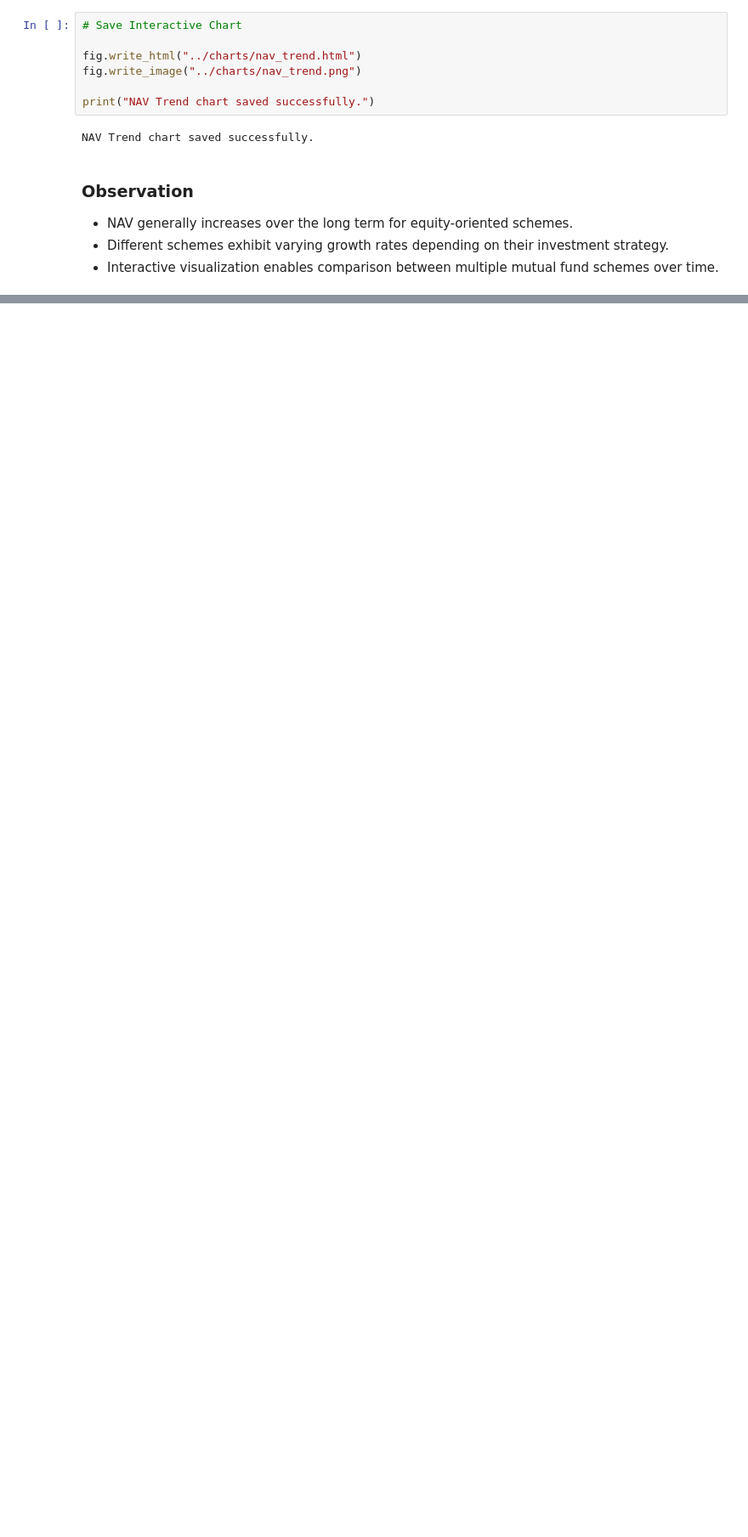
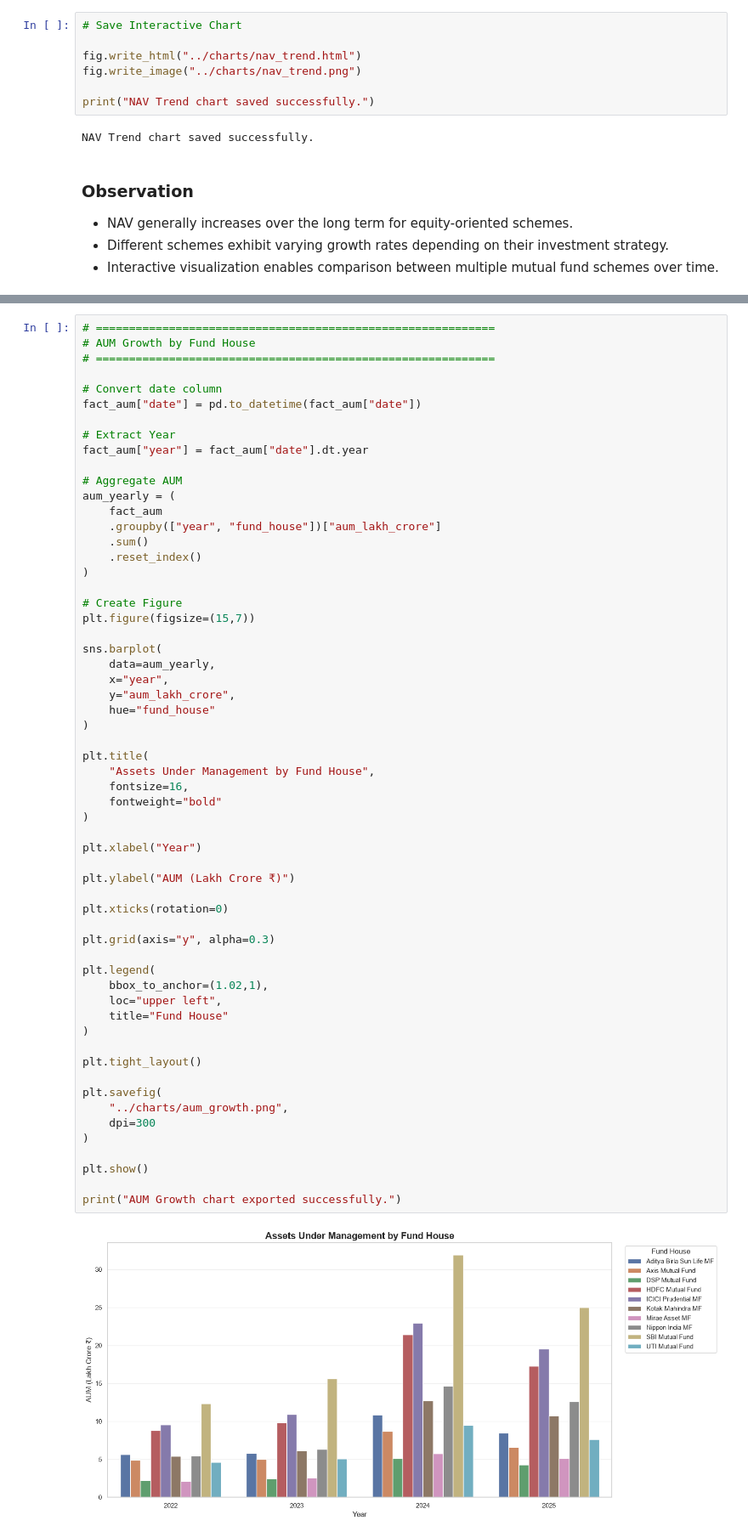
Before and after one commit to KhushalVardhanNeeli/MutualFundAnalytics, a Jupyter notebook: notebooks/EDA_Analysis.ipynb, the cells around one changed output, grey strips where cells are left out. Shown at 85% size. Cells and saved outputs as stored; diff of their text form; blank space fills up the shorter version.

Commit message:
Day 3: Complete EDA analysis and visualizations

```diff
--- a/notebooks/EDA_Analysis.ipynb
+++ b/notebooks/EDA_Analysis.ipynb
@@ -218,0 +223,61 @@ NAV Trend chart saved successfully.
+# %%
+# ============================================================
+# AUM Growth by Fund House
+# ============================================================
+
+# Convert date column
+fact_aum["date"] = pd.to_datetime(fact_aum["date"])
+
+# Extract Year
+fact_aum["year"] = fact_aum["date"].dt.year
+
+# Aggregate AUM
+aum_yearly = (
+    fact_aum
+    .groupby(["year", "fund_house"])["aum_lakh_crore"]
+    .sum()
+    .reset_index()
+)
+
+# Create Figure
+plt.figure(figsize=(15,7))
+
+sns.barplot(
+    data=aum_yearly,
+    x="year",
+    y="aum_lakh_crore",
+    hue="fund_house"
+)
+
+plt.title(
+    "Assets Under Management by Fund House",
+    fontsize=16,
+    fontweight="bold"
+)
+
+plt.xlabel("Year")
+
+plt.ylabel("AUM (Lakh Crore ₹)")
+
+plt.xticks(rotation=0)
+
+plt.grid(axis="y", alpha=0.3)
+
+plt.legend(
+    bbox_to_anchor=(1.02,1),
+    loc="upper left",
+    title="Fund House"
+)
+
+plt.tight_layout()
+
+plt.savefig(
+    "../charts/aum_growth.png",
+    dpi=300
+)
+
+plt.show()
+
+print("AUM Growth chart exported successfully.")
+# %% [output]
+[figure, added]
```
Also changed, not shown: parts of 5 cells of this notebook, 16 other files.
